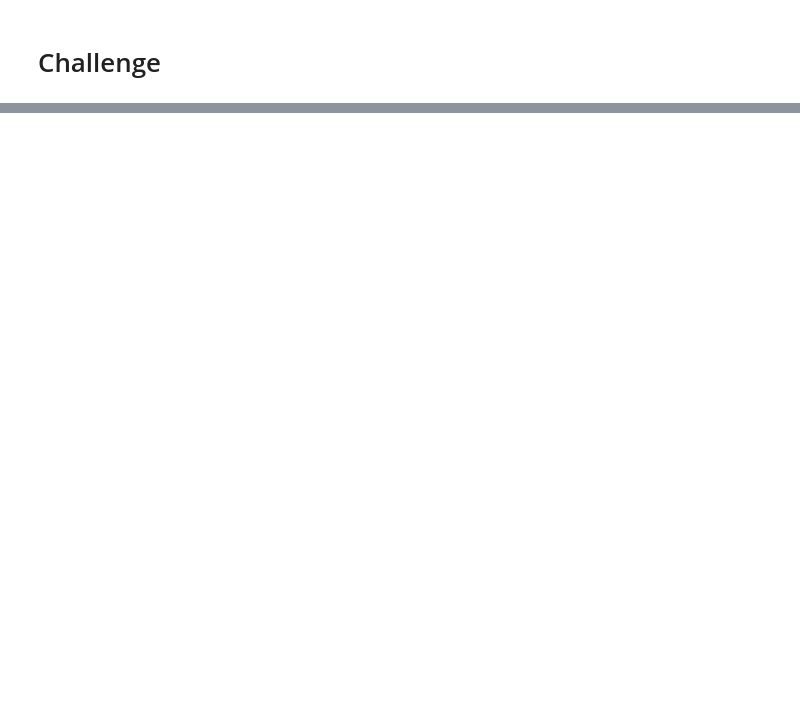
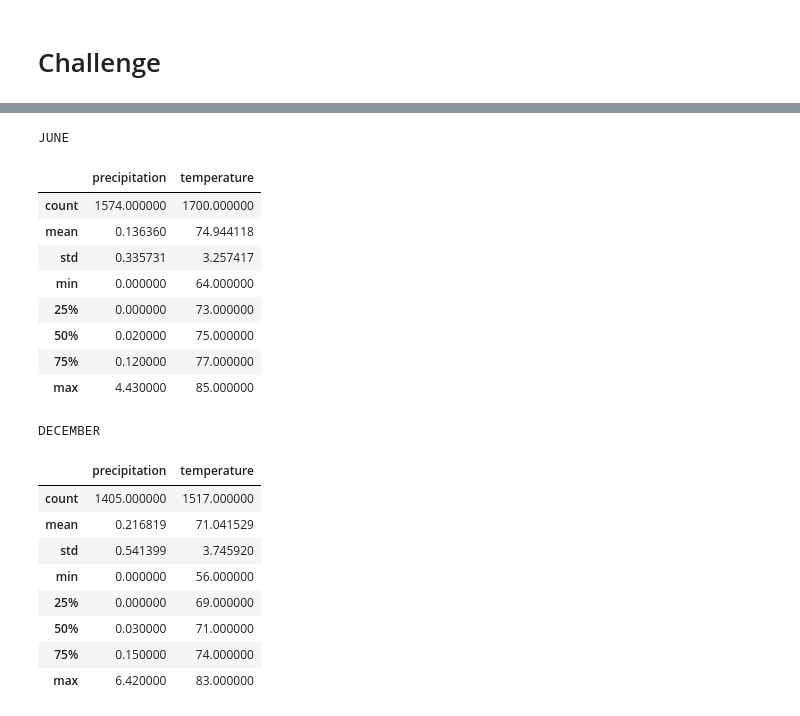
Before and after one commit to madarahr/Surfs_up, a Jupyter notebook: climate_analysis.ipynb, the cells around one changed output, grey strips where cells are left out. Cells and saved outputs as stored; diff of their text form; code cells hidden in the pictures; blank space fills up the shorter version.

```diff
--- a/climate_analysis.ipynb
+++ b/climate_analysis.ipynb
@@ -173,0 +278,32 @@ plt.tight_layout()
+# %%
+# Display the June and December dataframes side by side.
+from IPython.display import display_html
+
+june_df = june_df.describe()
+december_df = december_df.describe()
+
+june = june_df.style.set_table_attributes("style='display:inline'").set_caption('JUNE')
+december = december_df.style.set_table_attributes("style='display:inline'").set_caption('DECEMBER')
+
+display_html(june._repr_html_()+"\xa0\xa0\xa0\xa0\xa0\xa0\xa0\xa0\xa0\xa0\xa0\xa0"+december._repr_html_(), raw=True)
+# %% [output]
+JUNE
+|  | precipitation | temperature |
+| count | 1574.000000 | 1700.000000 |
+| mean | 0.136360 | 74.944118 |
+| std | 0.335731 | 3.257417 |
+| min | 0.000000 | 64.000000 |
+| 25% | 0.000000 | 73.000000 |
+| 50% | 0.020000 | 75.000000 |
+| 75% | 0.120000 | 77.000000 |
+| max | 4.430000 | 85.000000 |
+DECEMBER
+|  | precipitation | temperature |
+| count | 1405.000000 | 1517.000000 |
+| mean | 0.216819 | 71.041529 |
+| std | 0.541399 | 3.745920 |
+| min | 0.000000 | 56.000000 |
+| 25% | 0.000000 | 69.000000 |
+| 50% | 0.030000 | 71.000000 |
+| 75% | 0.150000 | 74.000000 |
+| max | 6.420000 | 83.000000 |
```
Also changed, not shown: parts of 21 cells of this notebook, 1 other file.
